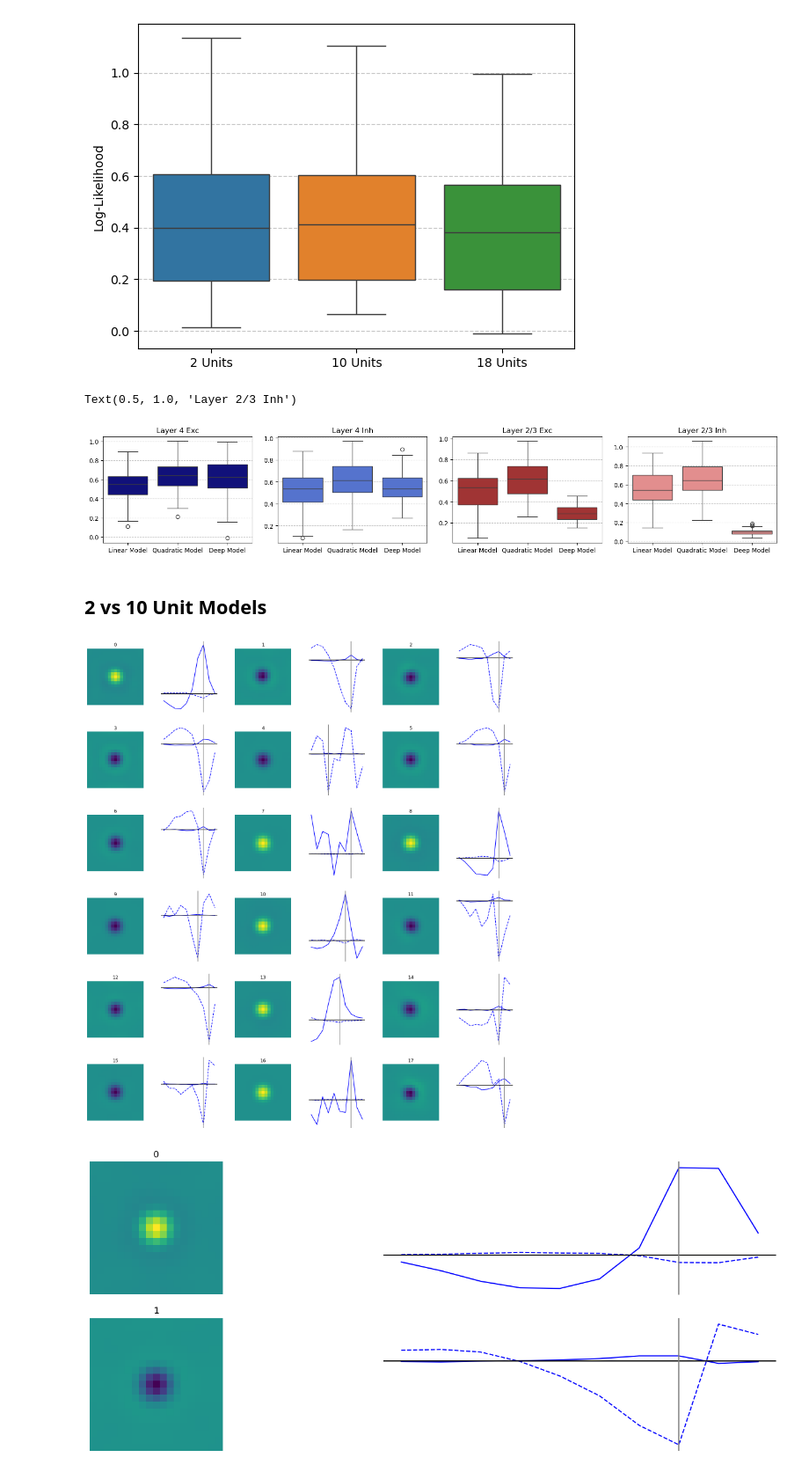
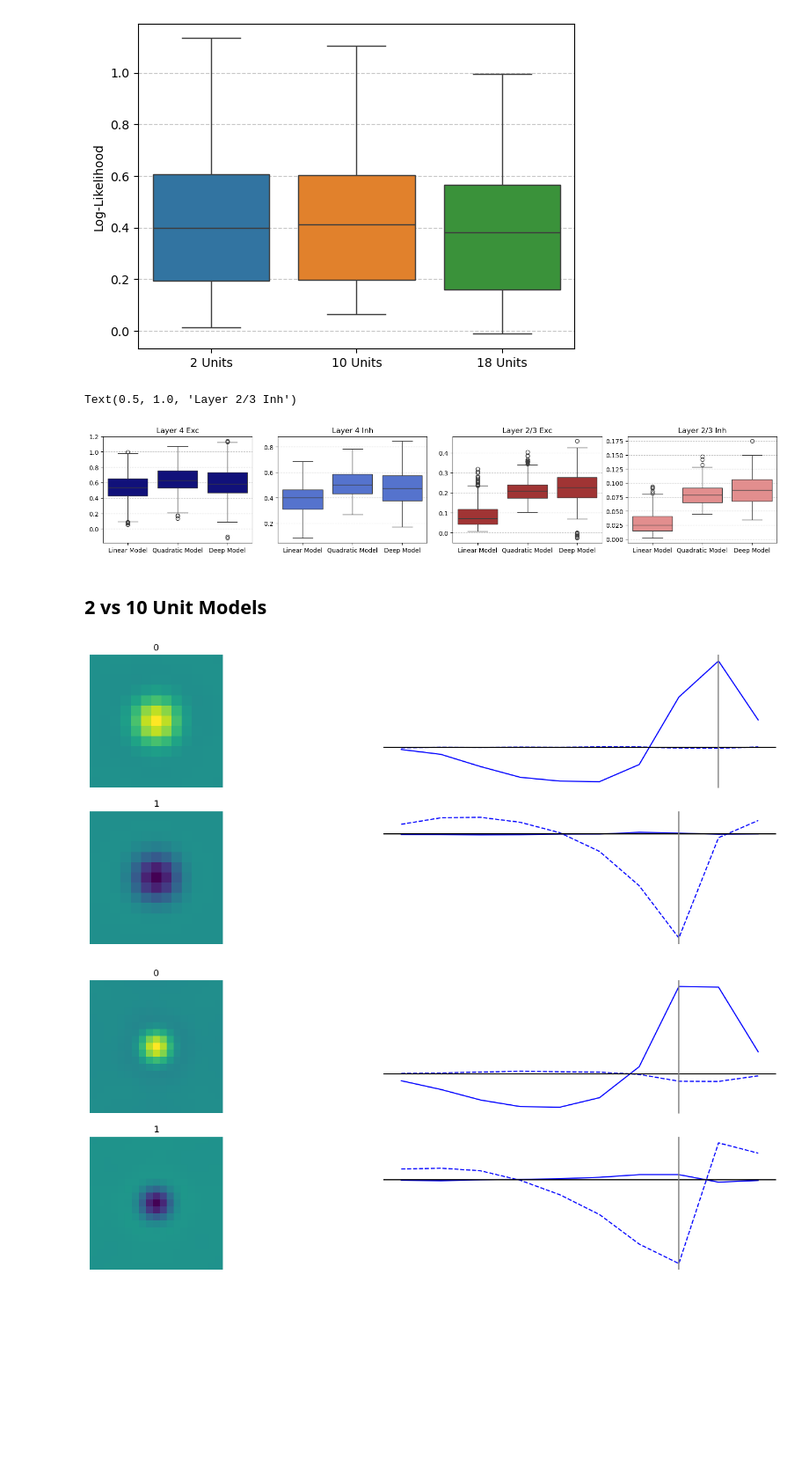
Before and after one commit to IsabelF98/Cloud_SynthData_Proj, a Jupyter notebook: LGN_units.ipynb, the cells around one changed output. Shown at 88% size. Cells and saved outputs as stored; diff of their text form; code cells hidden in the pictures; blank space fills up the shorter version.

```diff
--- a/LGN_units.ipynb
+++ b/LGN_units.ipynb
@@ -63,7 +63,7 @@ Invoking __init__.py for NDNT.utils
 ## Load Data
 # %%
 start    = time.time()
-data     = SimCloudData(cell_type_list=['V1_Exc_L4', 'V1_Inh_L4', 'V1_Exc_L2/3', 'V1_Inh_L2/3'], down_sample=2, num_lags=11, block_len=500, num_cells=100)
+data     = SimCloudData(cell_type_list=['V1_Exc_L4', 'V1_Inh_L4', 'V1_Exc_L2/3', 'V1_Inh_L2/3'], down_sample=2, num_lags=11, block_len=1000)
 end      = time.time()
 print('CPU Time', end-start, 'sec')
 # %% [output]
@@ -181,7 +181,7 @@ plt.show()
 adam_pars = utils.create_optimizer_params(
     optimizer_type='AdamW', batch_size=1,
     learning_rate=0.01, early_stopping_patience=4,
-    optimize_graph=False, weight_decay=0.2, accumulate_grad_batches=10)
+    optimize_graph=False, weight_decay=0.2, accumulate_grad_batches=5)
 adam_pars['device'] = device
 # %%
 # Orig time freq model
@@ -189,8 +189,8 @@ Treg0 = 0.0001
 Xreg0 = 1.0 # d2/dx
 Creg0 = 0.05 # center
 
-Xreg1 = 0.0001 # d2/dx
-Creg1 = 0.0001 # center
+Xreg1 = 0.003 # d2/dx
+Creg1 = 0.00001 # center
 
 MaxReg = 0.001
 
@@ -198,10 +198,10 @@ angle_mode = 'nearest' # 'bilinear'
 
 NQ = len(angles)
 
-num_LGN_units = [18]
+num_LGN_units = [2]
 num_repeat = 3
 models = {}
-fws = [19, 19, 5, 5]
+fws = [13, 19, 5, 5]
 
 for i in range(len(num_LGN_units)):
     num_subs = [num_LGN_units[i], 16, 12, 8]
@@ -216,7 +216,7 @@ for i in range(len(num_LGN_units)):
     # PROJECTION LAYER
     clayersQ.append(
         OriConvLayer.layer_dict(
-            num_filters=num_subs[1], num_inh=num_subs[1]//4,
+            num_filters=num_subs[1], num_inh=num_subs[1]//2,
             filter_width=fws[1], NLtype='relu', norm_type=1,
             bias=False, output_norm='batch', window='hamming', padding='same', initialize_center=True,
             reg_vals={'d2x':Xreg1, 'center': Creg1}, angles=angles) )
@@ -226,14 +226,14 @@ for i in range(len(num_LGN_units)):
 
     # LAYER 2
     clayersQ.append(OriConvLayer.layer_dict(
-        num_filters=num_subs[2], num_inh=num_subs[2]//4, bias=False, norm_type=1,
+        num_filters=num_subs[2], num_inh=num_subs[2]//2, bias=False, norm_type=1,
         filter_width=fws[2], NLtype='relu',
         output_norm='batch', initialize_center=True, #window='hamming',
         angles=angles) )
 
     # LAYER 3
     clayersQ.append(OriConvLayer.layer_dict(
-        num_filters=num_subs[3], num_inh=num_subs[3]//4, bias=False, norm_type=1,
+        num_filters=num_subs[3], num_inh=num_subs[3]//2, bias=False, norm_type=1,
         filter_width=fws[3], NLtype='relu',
         output_norm='batch', initialize_center=True, #window='hamming',
         angles=angles) )
@@ -361,7 +361,7 @@ for i in range(len(num_LGN_units)):
         cnn.fit(data, **adam_pars, verbose=2)
         end = time.time()
 
-        cnn.save_model('models/0326_LGN_testing_model_'+str(num_LGN_units[i])+'_units_'+str(k)+'_orig_temp_res.ndn')
+        cnn.save_model('models/0402_LGN_testing_model_'+str(num_LGN_units[i])+'_units_'+str(k)+'_orig_temp_res.ndn')
 
         LL_dict[str(num_LGN_units[i])+' LGN Units '+str(k)] = cnn.eval_models(data, data_inds=data.val_blks, device=device, batch_size=3, null_adjusted=True)
 
@@ -450,7 +445,7 @@ plt.show()
 [figure]
 # %%
 colors = ['darkblue', 'royalblue', 'firebrick', 'lightcoral']
-LL = LL_array[6]
+LL = LL_dict['2 LGN Units '+str(2)]
 ss(1,4)
 plt.subplot(1,4,1)
 LL_to_plot = [GLM_LL[L4_exc_idx], GQM_LL[L4_exc_idx], LL[L4_exc_idx]]
@@ -485,13 +480,13 @@ plt.grid(axis='y', linestyle='--', alpha=0.7)
 plt.title('Layer 2/3 Inh')
 # %% [output]
 Text(0.5, 1.0, 'Layer 2/3 Inh')
-[figure, old version]
+[figure, new version]
 # %% [markdown]
 ## 2 vs 10 Unit Models
 # %%
-models[6].plot_filters()
+models['2 LGN Units '+str(2)].plot_filters()
 # %% [output]
-[figure, old version]
+[figure, new version]
 # %%
 models[model_list[1]].plot_filters()
 # %% [output]
```
Also changed, not shown: parts of 6 cells of this notebook, 1 other file.
